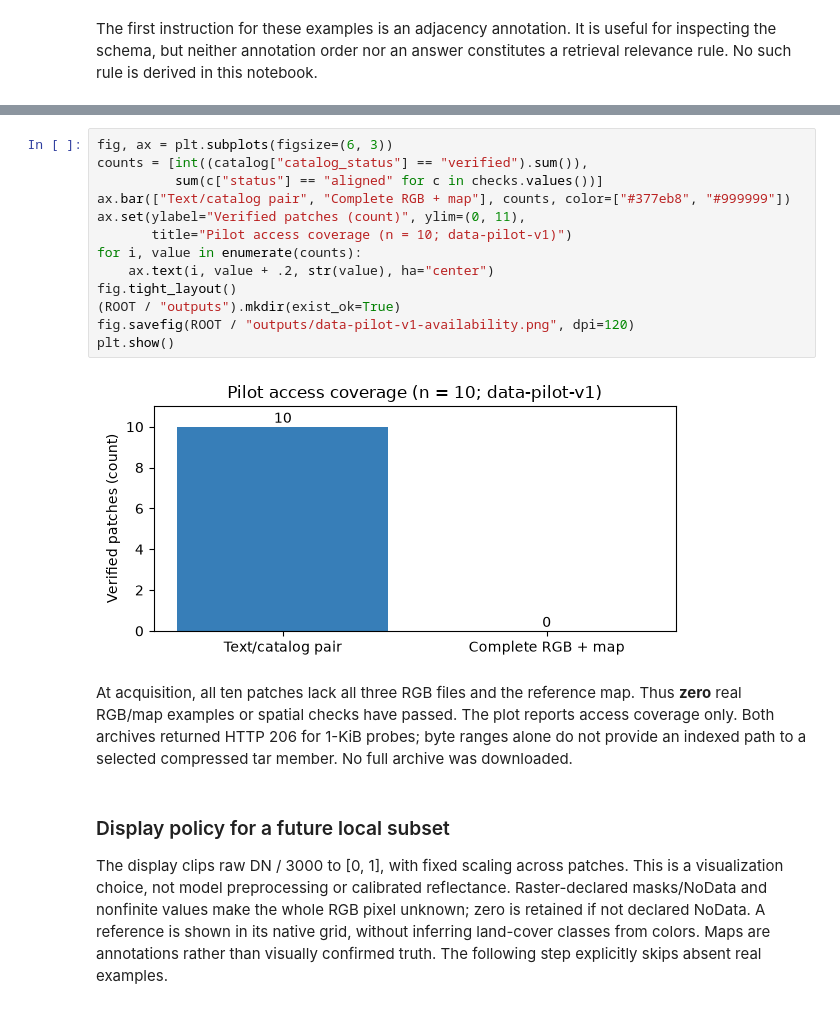
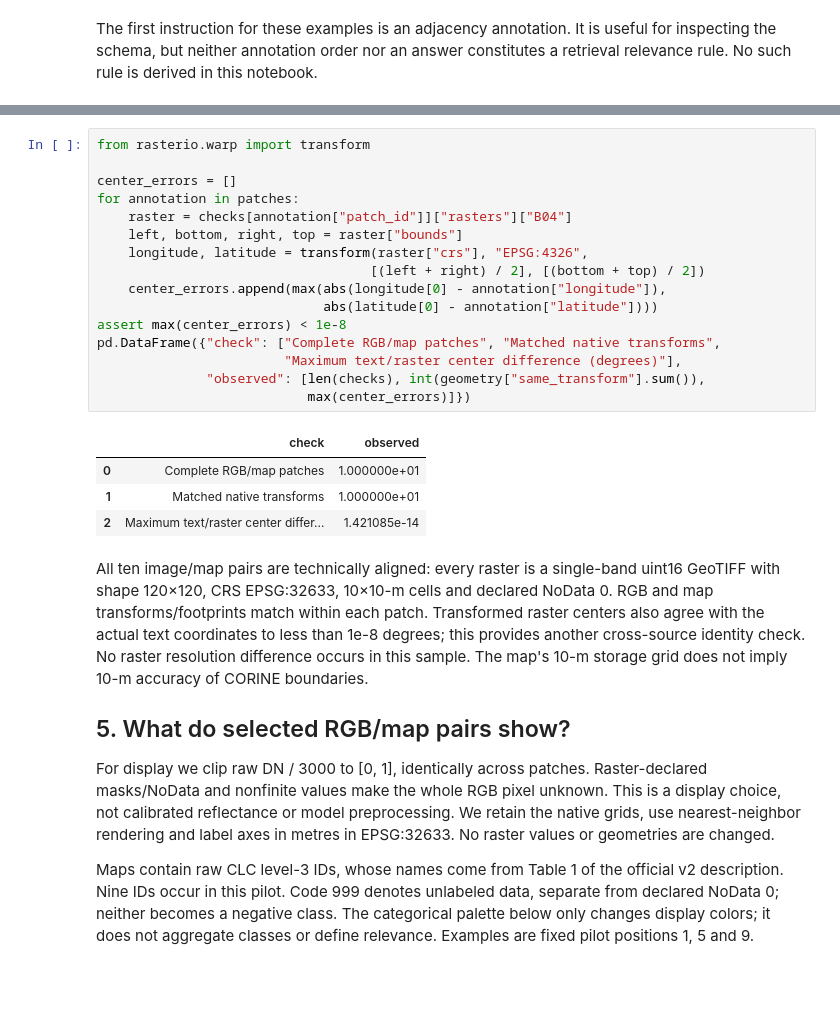
Before and after one commit to manuelmiddendorf/earth-observation, a Jupyter notebook: notebooks/01_data_understanding.ipynb, the cells around one changed output, grey strips where cells are left out. Drawn from its saved outputs; the diff is of its cells as text; blank space fills up the shorter version.

```diff
--- a/notebooks/01_data_understanding.ipynb
+++ b/notebooks/01_data_understanding.ipynb
@@ -120,30 +149,43 @@ availability
 # %%
-fig, ax = plt.subplots(figsize=(6, 3))
-counts = [int((catalog["catalog_status"] == "verified").sum()),
-          sum(c["status"] == "aligned" for c in checks.values())]
-ax.bar(["Text/catalog pair", "Complete RGB + map"], counts, color=["#377eb8", "#999999"])
-ax.set(ylabel="Verified patches (count)", ylim=(0, 11),
-       title="Pilot access coverage (n = 10; data-pilot-v1)")
-for i, value in enumerate(counts):
-    ax.text(i, value + .2, str(value), ha="center")
-fig.tight_layout()
-(ROOT / "outputs").mkdir(exist_ok=True)
-fig.savefig(ROOT / "outputs/data-pilot-v1-availability.png", dpi=120)
-plt.show()
+from rasterio.warp import transform
+
+center_errors = []
+for annotation in patches:
+    raster = checks[annotation["patch_id"]]["rasters"]["B04"]
+    left, bottom, right, top = raster["bounds"]
+    longitude, latitude = transform(raster["crs"], "EPSG:4326",
+                                   [(left + right) / 2], [(bottom + top) / 2])
+    center_errors.append(max(abs(longitude[0] - annotation["longitude"]),
+                             abs(latitude[0] - annotation["latitude"])))
+assert max(center_errors) < 1e-8
+pd.DataFrame({"check": ["Complete RGB/map patches", "Matched native transforms",
+                        "Maximum text/raster center difference (degrees)"],
+              "observed": [len(checks), int(geometry["same_transform"].sum()),
+                           max(center_errors)]})
 # %% [output]
-[figure, removed]
+|  | check | observed |
+| 0 | Complete RGB/map patches | 1.000000e+01 |
+| 1 | Matched native transforms | 1.000000e+01 |
+| 2 | Maximum text/raster center differ... | 1.421085e-14 |
 # %% [markdown]
-At acquisition, all ten patches lack all three RGB files and the reference
-map. Thus **zero** real RGB/map examples or spatial checks have passed. The plot
-reports access coverage only. Both archives returned HTTP 206 for 1-KiB probes;
-byte ranges alone do not provide an indexed path to a selected compressed tar member.
-No full archive was downloaded.
+All ten image/map pairs are technically aligned: every raster is a
+single-band uint16 GeoTIFF with shape 120×120, CRS EPSG:32633, 10×10-m cells and
+declared NoData 0. RGB and map transforms/footprints match within each patch.
+Transformed raster centers also agree with the actual text coordinates to less
+than 1e-8 degrees; this provides another cross-source identity check.
+No raster resolution difference occurs in this sample. The map's 10-m storage
+grid does not imply 10-m accuracy of CORINE boundaries.
+
+## 5. What do selected RGB/map pairs show?
+
+For display we clip raw DN / 3000 to [0, 1], identically across patches.
+Raster-declared masks/NoData and nonfinite values make the whole RGB pixel
+unknown. This is a display choice, not calibrated reflectance or model
+preprocessing. We retain the native grids, use nearest-neighbor rendering and
+label axes in metres in EPSG:32633. No raster values or geometries are changed.
+
+Maps contain raw CLC level-3 IDs, whose names come from Table 1 of the official
+v2 description. Nine IDs occur in this pilot. Code 999 denotes unlabeled data,
+separate from declared NoData 0; neither becomes a negative class. The categorical
+palette below only changes display colors; it does not aggregate classes or
+define relevance. Examples are fixed pilot positions 1, 5 and 9.
-# %% [markdown]
-### Display policy for a future local subset
-
-The display clips raw DN / 3000 to [0, 1], with fixed scaling across patches.
-This is a visualization choice, not model preprocessing or calibrated reflectance.
-Raster-declared masks/NoData and nonfinite values make the whole RGB pixel unknown;
-zero is retained if not declared NoData. A reference is shown in its native grid,
-without inferring land-cover classes from colors. Maps are annotations rather than
-visually confirmed truth. The following step explicitly skips absent real examples.
```
Also changed, not shown: parts of 9 cells of this notebook, 11 other files.
